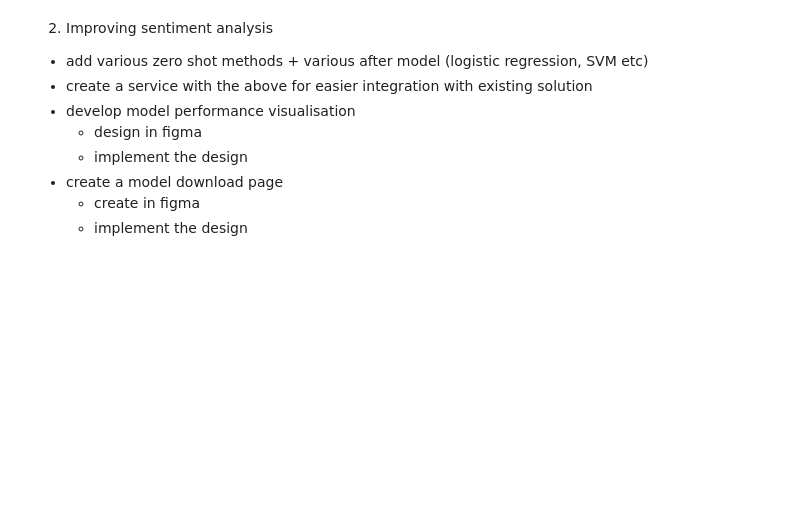
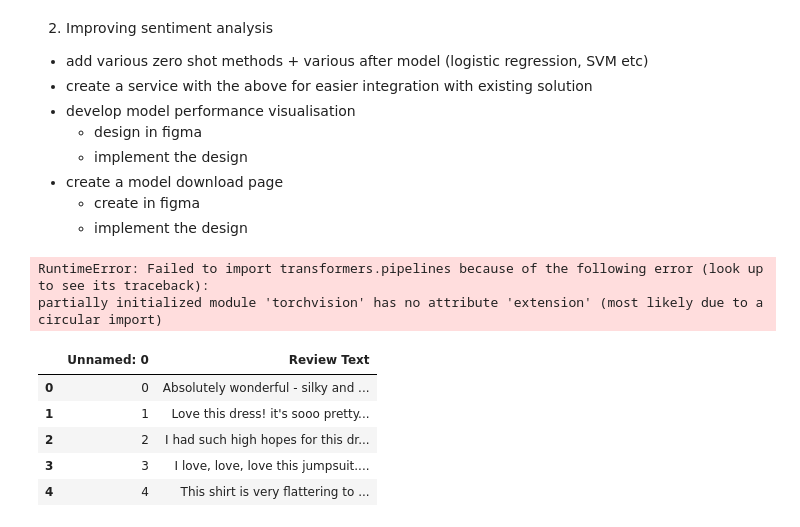
Before and after one commit to oliviaow2022/techjam, a Jupyter notebook: final-sentiment-analysis/notebooks/trial.ipynb, the cells around one changed output. Drawn from its saved outputs; the diff is of its cells as text; code cells hidden in the pictures; blank space fills up the shorter version.

```diff
--- a/final-sentiment-analysis/notebooks/trial.ipynb
+++ b/final-sentiment-analysis/notebooks/trial.ipynb
@@ -44,6 +44,19 @@ print("\nResults using BART:")
 print(df_bart)
 
 # Ernie
-df_xlnet = sentiment_analysis(df, 'Review Text', 'MoritzLaurer/ernie-m-large-mnli-xnli')
-print("\nResults using XLNet:")
-print(df_xlnet)
+df_ernie = sentiment_analysis(df, 'Review Text', 'MoritzLaurer/ernie-m-large-mnli-xnli')
+print("\nResults using ernie:")
+print(df_ernie)
+# %% [output]
+RuntimeError: Failed to import transformers.pipelines because of the following error (look up to see its traceback):
+partially initialized module 'torchvision' has no attribute 'extension' (most likely due to a circular import)
+# %%
+cloth_df = pd.read_csv('/Users/sriyan/Documents/techjam/final-sentiment-analysis/data/unlabelled_clothes_reviews.csv')
+cloth_df.head()
+# %% [output]
+|  | Unnamed: 0 | Review Text |
+| 0 | 0 | Absolutely wonderful - silky and ... |
+| 1 | 1 | Love this dress! it's sooo pretty... |
+| 2 | 2 | I had such high hopes for this dr... |
+| 3 | 3 | I love, love, love this jumpsuit.... |
+| 4 | 4 | This shirt is very flattering to ... |
```
Also changed, not shown: parts of 3 cells of this notebook, 2 other files.
